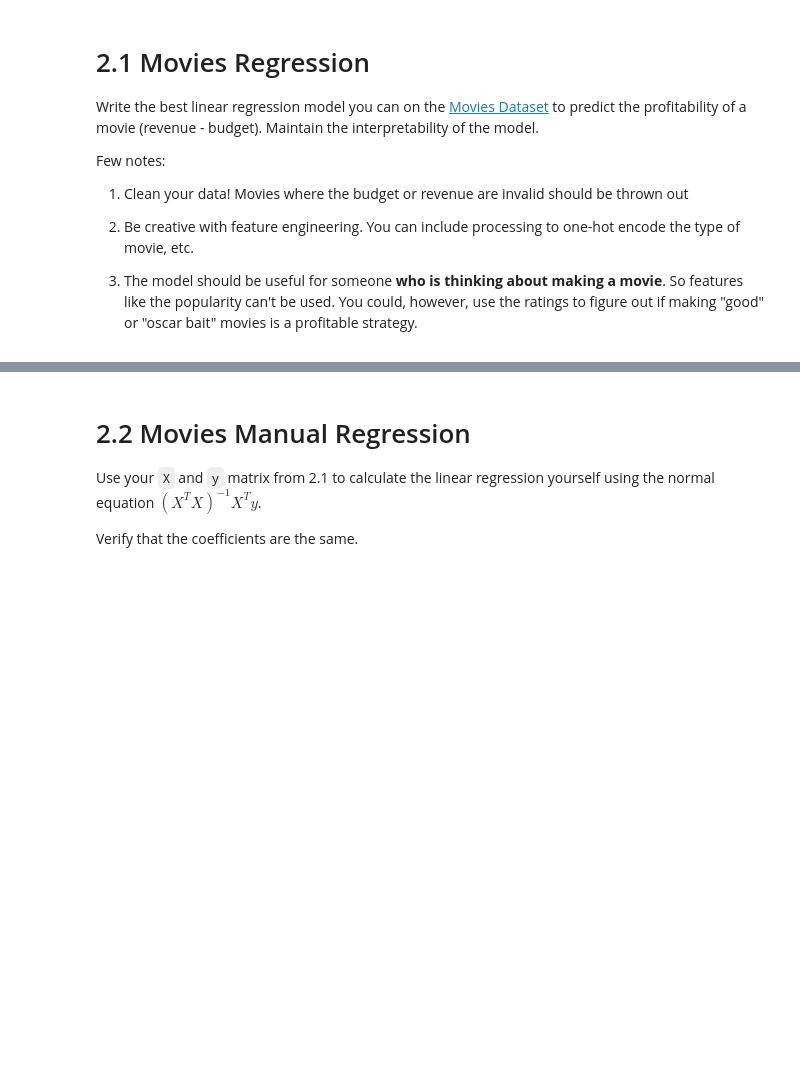
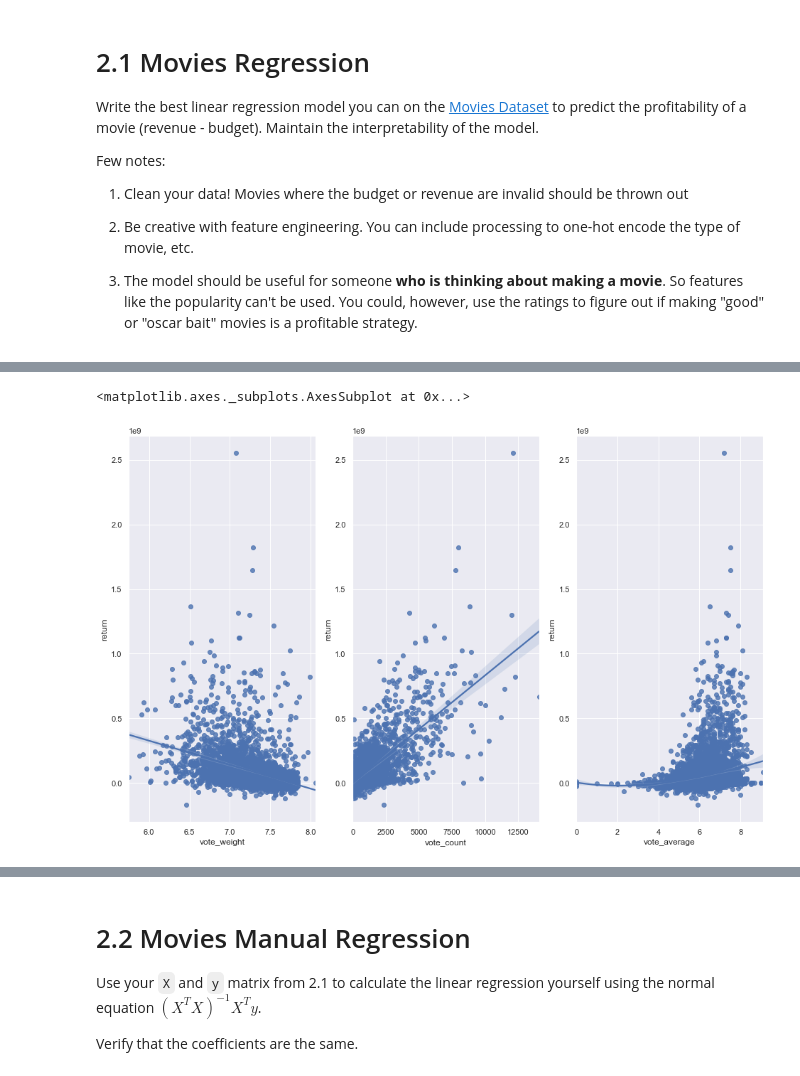
Before and after one commit to cb-ds-1/3-5-optimization, a Jupyter notebook: Workshop_ Maximum likelihood.ipynb, the cells around one changed output, grey strips where cells are left out. Drawn from its saved outputs; the diff is of its cells as text; code cells hidden in the pictures; blank space fills up the shorter version.

```diff
--- a/Workshop_ Maximum likelihood.ipynb
+++ b/Workshop_ Maximum likelihood.ipynb
@@ -47,0 +130,10 @@ Few notes:
+# %%
+import matplotlib.pyplot as plt
+fig, ax = plt.subplots(1,3,figsize = (16, 10))
+
+sns.regplot(data=df, x="vote_weight", y="return", ax = ax[0])
+sns.regplot(data=df, x="vote_count", y="return", ax = ax[1])
+sns.regplot(data=df, x="vote_average", y="return", ax = ax[2], order=3)
+# %% [output]
+<matplotlib.axes._subplots.AxesSubplot at 0x...>
+[figure, added]
```
Also changed, not shown: parts of 11 cells of this notebook.
